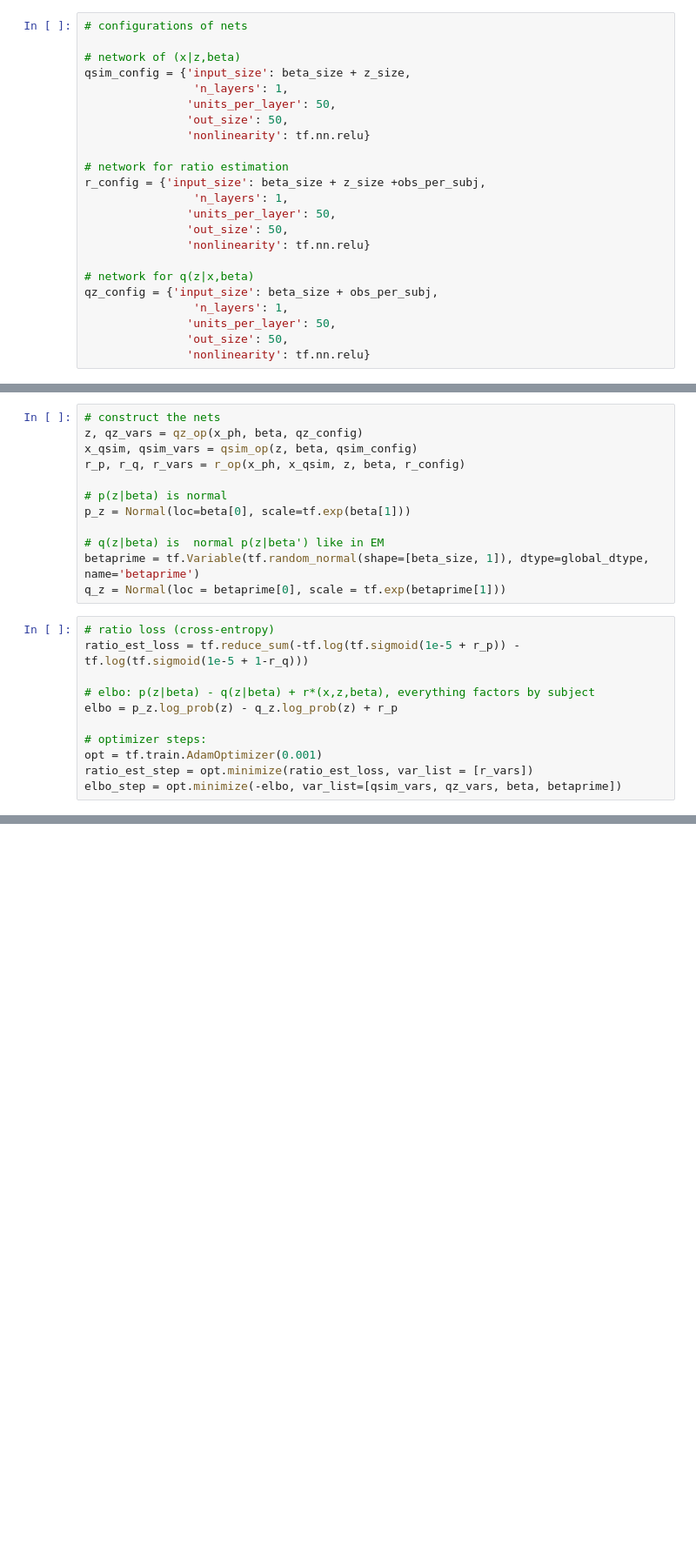
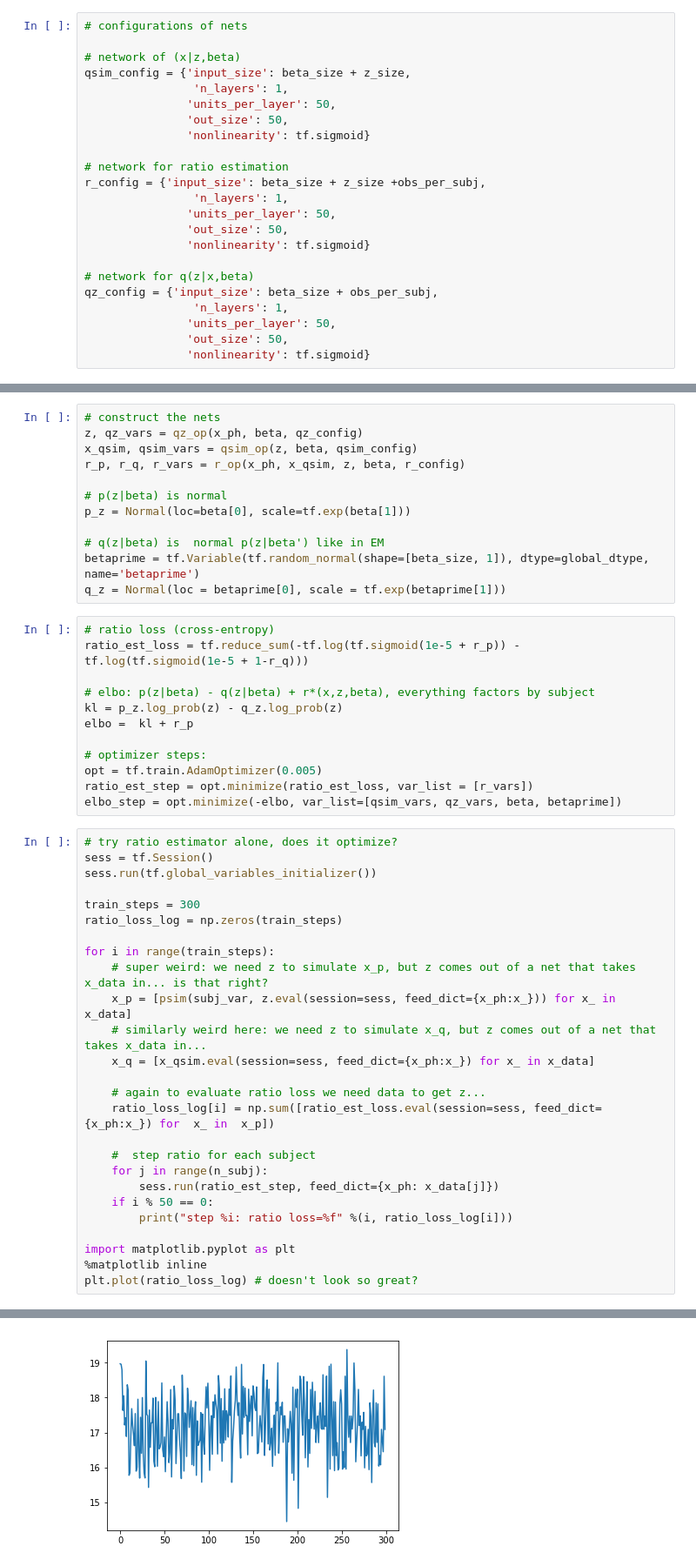
Before and after one commit to mshvartsman/vae-tf-bootcamp, a Jupyter notebook: LFVI_mshvartsman.ipynb, the cells around one changed output, grey strips where cells are left out. Shown at 87% size. Saved outputs shown, nothing was run; the diff lists cells and outputs as text; blank space fills up the shorter version.

```diff
--- a/LFVI_mshvartsman.ipynb
+++ b/LFVI_mshvartsman.ipynb
@@ -158,21 +158,21 @@ qsim_config = {'input_size': beta_size + z_size,
                 'n_layers': 1,
                'units_per_layer': 50,
                'out_size': 50,
-               'nonlinearity': tf.nn.relu}
+               'nonlinearity': tf.sigmoid}
 
 # network for ratio estimation
 r_config = {'input_size': beta_size + z_size +obs_per_subj,
                 'n_layers': 1,
                'units_per_layer': 50,
                'out_size': 50,
-               'nonlinearity': tf.nn.relu}
+               'nonlinearity': tf.sigmoid}
 
 # network for q(z|x,beta)
 qz_config = {'input_size': beta_size + obs_per_subj,
                 'n_layers': 1,
                'units_per_layer': 50,
                'out_size': 50,
-               'nonlinearity': tf.nn.relu}
+               'nonlinearity': tf.sigmoid}
 # %%
 # variables and placeholders
 global_dtype = tf.float32
@@ -230,9 +230,37 @@ q_z = Normal(loc = betaprime[0], scale = tf.exp(betaprime[1]))
 ratio_est_loss = tf.reduce_sum(-tf.log(tf.sigmoid(1e-5 + r_p)) - tf.log(tf.sigmoid(1e-5 + 1-r_q)))
 
 # elbo: p(z|beta) - q(z|beta) + r*(x,z,beta), everything factors by subject
-elbo = p_z.log_prob(z) - q_z.log_prob(z) + r_p
+kl = p_z.log_prob(z) - q_z.log_prob(z)
+elbo =  kl + r_p
 
 # optimizer steps:
-opt = tf.train.AdamOptimizer(0.001)
+opt = tf.train.AdamOptimizer(0.005)
 ratio_est_step = opt.minimize(ratio_est_loss, var_list = [r_vars])
 elbo_step = opt.minimize(-elbo, var_list=[qsim_vars, qz_vars, beta, betaprime])
+# %%
+# try ratio estimator alone, does it optimize?
+sess = tf.Session()
+sess.run(tf.global_variables_initializer())
+
+train_steps = 300
+ratio_loss_log = np.zeros(train_steps)
+
+for i in range(train_steps):
+    # super weird: we need z to simulate x_p, but z comes out of a net that takes x_data in... is that right?
+    x_p = [psim(subj_var, z.eval(session=sess, feed_dict={x_ph:x_})) for x_ in x_data]
+    # similarly weird here: we need z to simulate x_q, but z comes out of a net that takes x_data in...
+    x_q = [x_qsim.eval(session=sess, feed_dict={x_ph:x_}) for x_ in x_data]
+
+    # again to evaluate ratio loss we need data to get z...
+    ratio_loss_log[i] = np.sum([ratio_est_loss.eval(session=sess, feed_dict={x_ph:x_}) for  x_ in  x_p])
+
+    #  step ratio for each subject
+    for j in range(n_subj):
+        sess.run(ratio_est_step, feed_dict={x_ph: x_data[j]})
+    if i % 50 == 0:
+        print("step %i: ratio loss=%f" %(i, ratio_loss_log[i]))
+
+import matplotlib.pyplot as plt
+%matplotlib inline
+plt.plot(ratio_loss_log) # doesn't look so great?
+# %% [output]
@@ -238,0 +274 @@ elbo_step = opt.minimize(-elbo, var_list=[qsim_vars, qz_vars, beta, betaprime])
+[figure, added]
```
Also changed, not shown: parts of 6 cells of this notebook.
